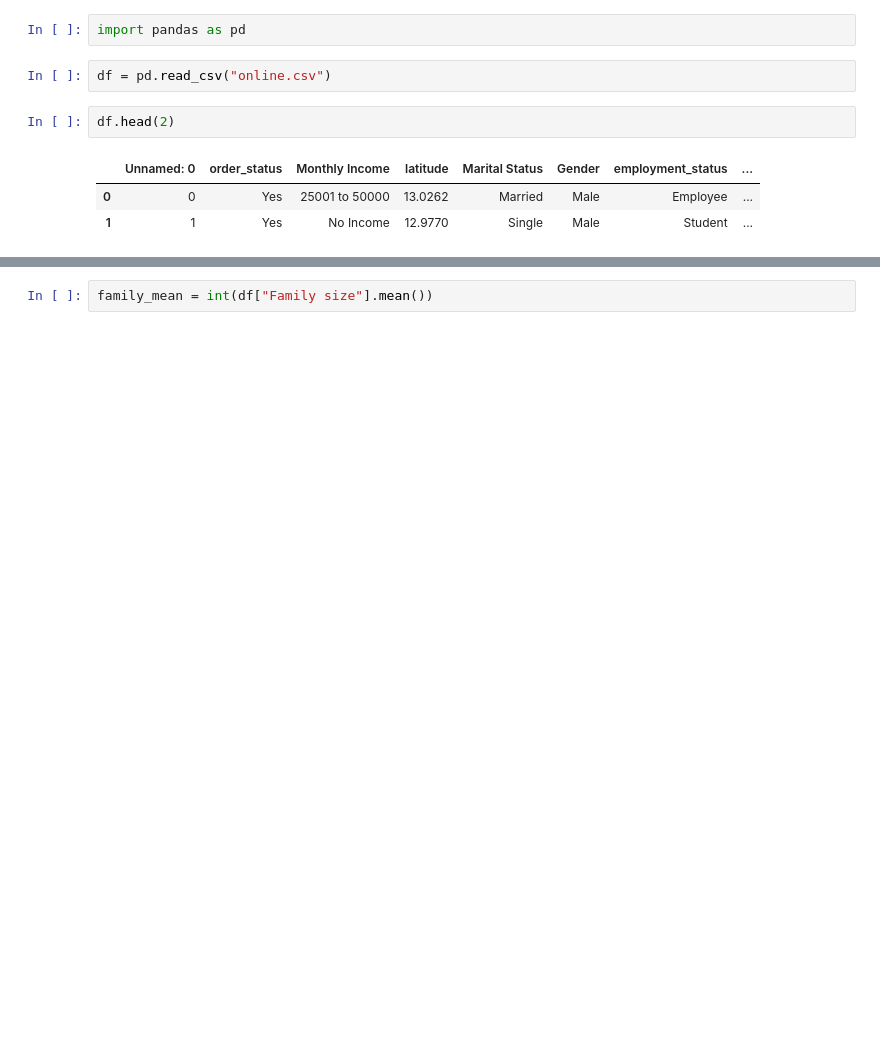
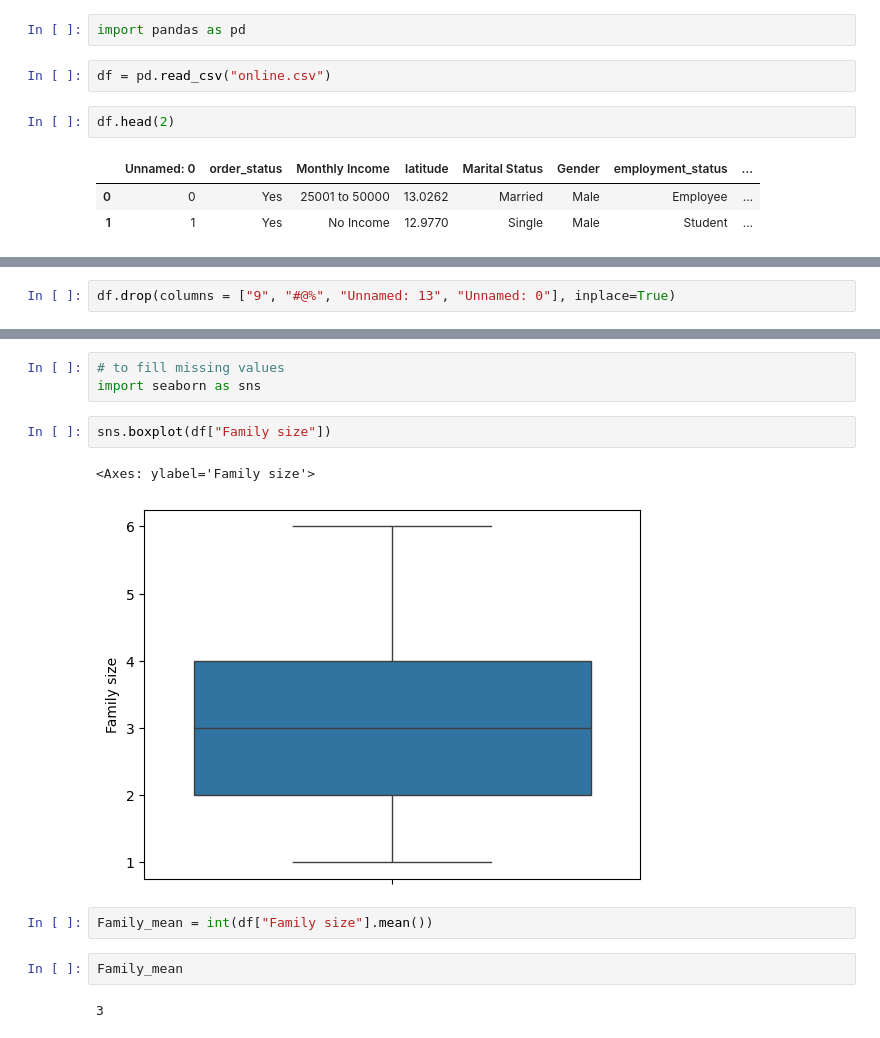
Before and after one commit to Saipranith05/Pranith_repo, a Jupyter notebook: app.ipynb, the cells around one changed output, grey strips where cells are left out. Drawn from its saved outputs; the diff is of its cells as text; blank space fills up the shorter version.

```diff
--- a/app.ipynb
+++ b/app.ipynb
@@ -10,0 +43,2 @@ df.head(2)
+# %%
+df.drop(columns = ["9", "#@%", "Unnamed: 13", "Unnamed: 0"], inplace=True)
@@ -11,3 +61,15 @@ df.head(2)
+# %%
+# to fill missing values
+import seaborn as sns
+# %%
+sns.boxplot(df["Family size"])
+# %% [output]
+<Axes: ylabel='Family size'>
+[figure, added]
 # %%
-family_mean = int(df["Family size"].mean())
+Family_mean = int(df["Family size"].mean())
+# %%
+Family_mean
+# %% [output]
+3
 # %%
```
Also changed, not shown: parts of 32 cells of this notebook.
